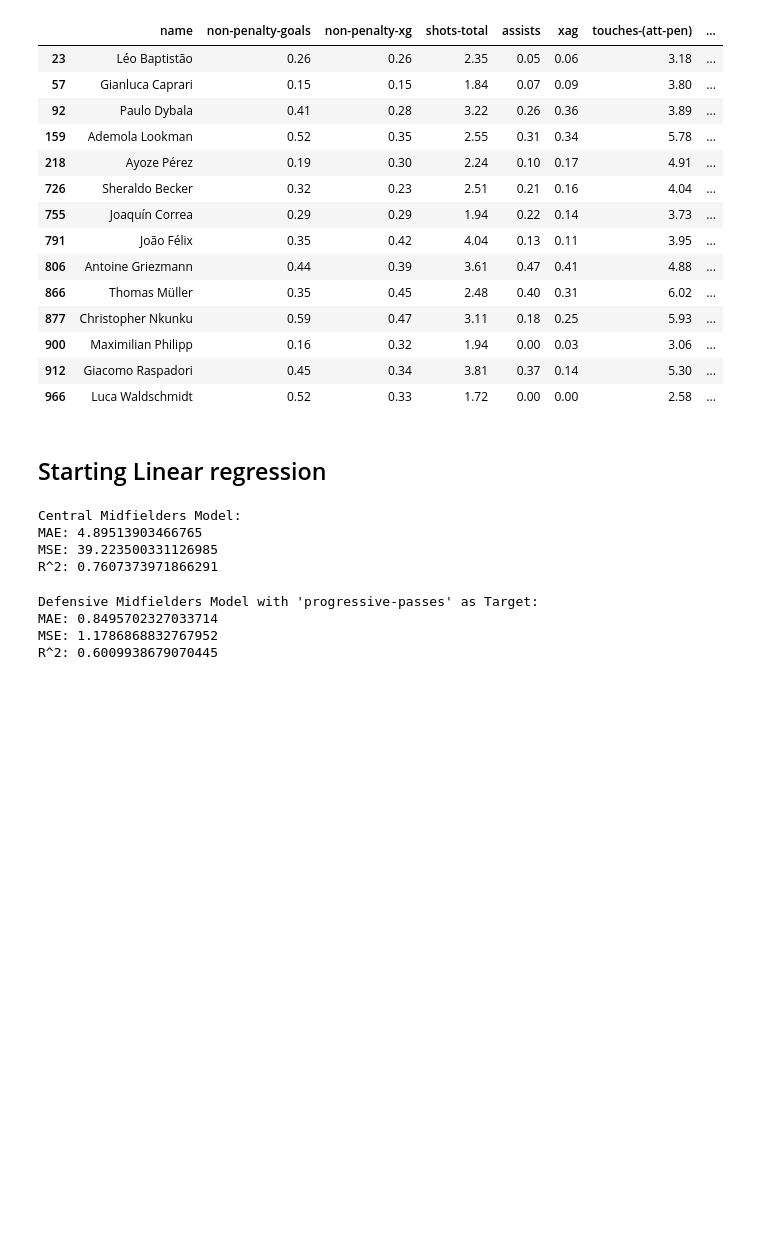
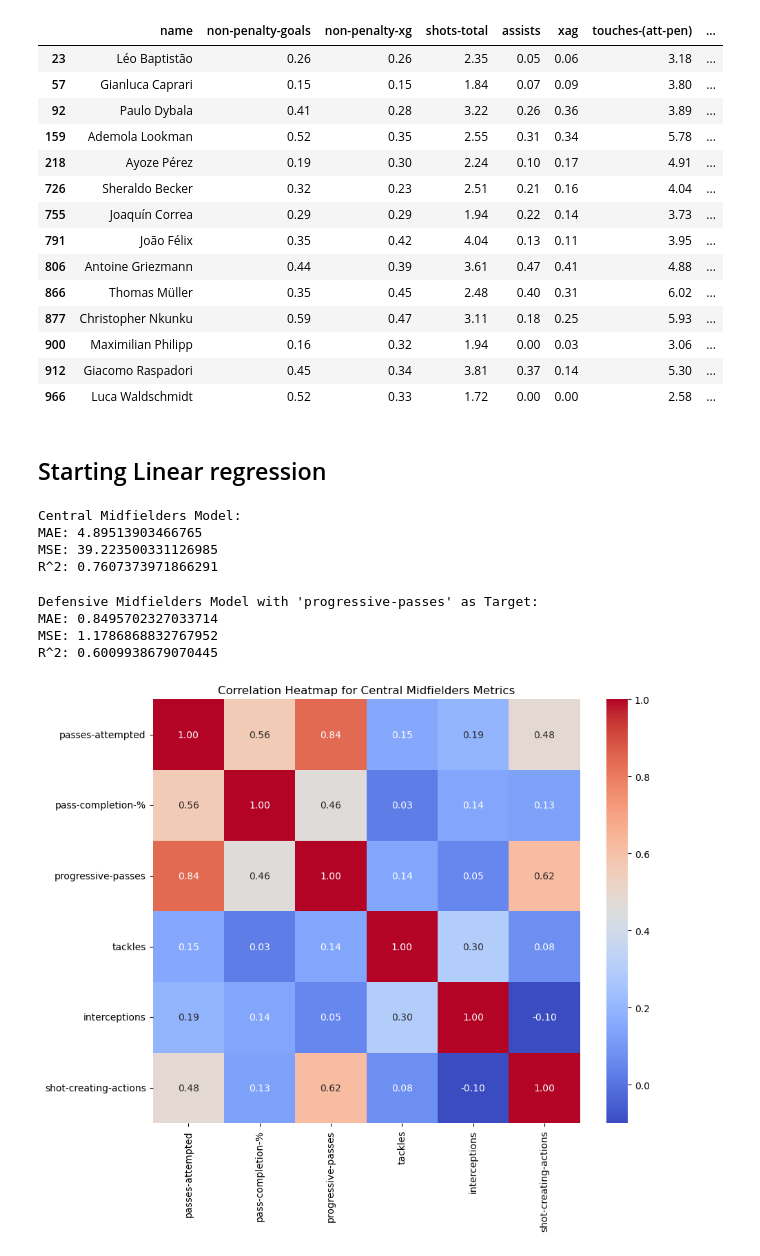
Before and after one commit to enesyesil/Moneyball-Scout-ML, a Jupyter notebook: Moneyball Scout Dataset.ipynb, the cells around one changed output. Drawn from its saved outputs; the diff is of its cells as text; code cells hidden in the pictures; blank space fills up the shorter version.

Commit message:
graphs added

```diff
--- a/Moneyball Scout Dataset.ipynb
+++ b/Moneyball Scout Dataset.ipynb
@@ -401,3 +414,12 @@ Defensive Midfielders Model with 'progressive-passes' as Target:
 MAE: 0.8495702327033714
 MSE: 1.1786868832767952
 R^2: 0.6009938679070445
+# %%
+# Central Midfielders - Comparison Across Leagues
+
+plt.figure(figsize=(10, 8))
+sns.heatmap(df_cm.drop(['name', 'league'], axis=1).corr(), annot=True, fmt=".2f", cmap='coolwarm')
+plt.title('Correlation Heatmap for Central Midfielders Metrics')
+plt.show()
+# %% [output]
+[figure, added]
```
Also changed, not shown: parts of 5 cells of this notebook.
